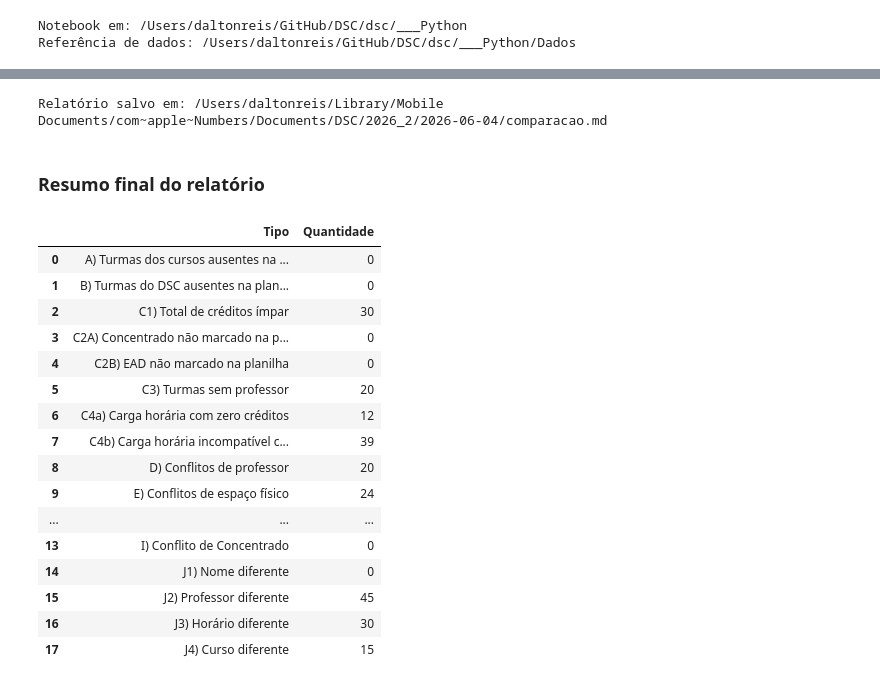
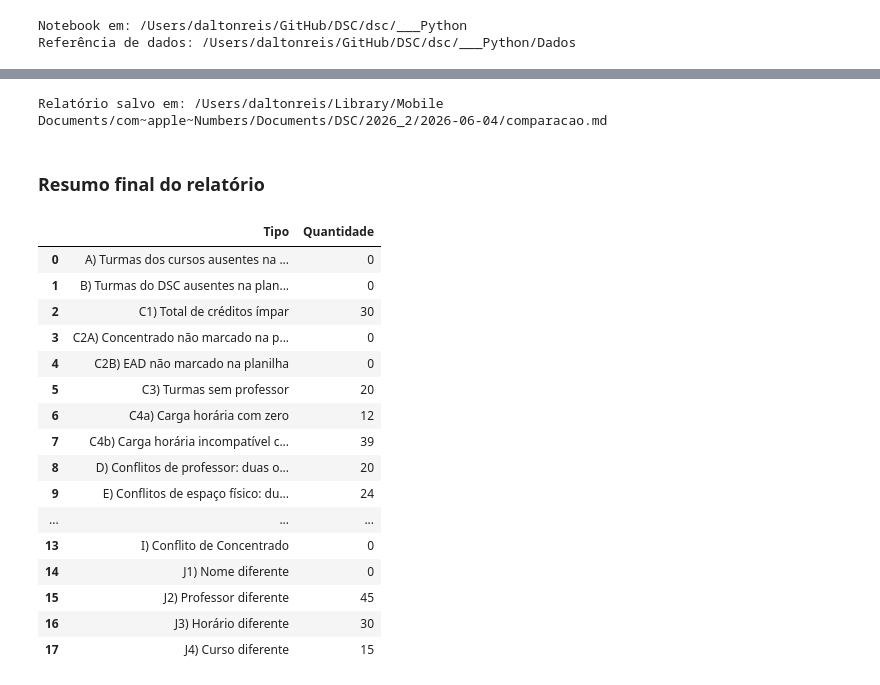
Before and after one commit to DSCFURB/dsc, a Jupyter notebook: ___Python/main.ipynb, the cells around one changed output, grey strips where cells are left out. Saved outputs shown, nothing was run; the diff lists cells and outputs as text; code cells hidden in the pictures.

```diff
--- a/___Python/main.ipynb
+++ b/___Python/main.ipynb
@@ -976,15 +976,15 @@ conflitos_espaco = find_conflicts(
     ["Espaço"],
     {"Espaço": "Espaço"},
     "Espaço em duas ou mais turmas",
-)
+).drop(columns=["Tipo de conflito"], errors="ignore")
 conflitos_fase = find_conflicts(
     planilha_df,
     ["Curso", "Fase", "Grupo"],
     {"Curso": "Curso", "Fase": "Fase", "Grupo": "Grupo"},
     "Mesmo curso/fase/grupo no mesmo horário",
-)
+).drop(columns=["Tipo de conflito"], errors="ignore")
 conflitos_laboratorio = lab_conflicts(planilha_df)
-conflitos_flag_dsc = dsc_flag_conflicts(planilha_df, course_pdf_df)
+conflitos_flag_dsc = dsc_flag_conflicts(planilha_df, course_pdf_df).drop(columns=["Tipo de inconsistência"], errors="ignore")
 conflitos_flag_concentrado = concentrado_flag_conflicts(planilha_df)
 
 display_result("Planilha - Créditos ímpares", planilha_creditos_impares)
@@ -992,10 +992,10 @@ display_result("Planilha - Concentrado não marcado", planilha_concentrado)
 display_result("Planilha - Turmas sem professor", planilha_sem_professor)
 display_result("Planilha - Carga horária incompatível com créditos", planilha_horario_incompativel)
 display_result("D) Conflitos de professor: duas ou mais turmas", conflitos_professor)
-display_result("E) Conflitos de espaço físico", conflitos_espaco)
-display_result("F) Conflitos de semestre/fase", conflitos_fase)
+display_result("E) Conflitos de espaço físico: duas ou mais turmas", conflitos_espaco)
+display_result("F) Conflitos de semestre/fase: mesmo curso/fase/grupo no mesmo horário", conflitos_fase)
 display_result("G) Conflito de Laboratório", conflitos_laboratorio)
-display_result("H) Conflito de !DSC", conflitos_flag_dsc)
+display_result("H) Conflito de !DSC: não marcado", conflitos_flag_dsc)
 display_result("I) Conflito de Concentrado", conflitos_flag_concentrado)
 # %% [output]
 ### Planilha - Créditos ímpares
@@ -1157,6 +1157,9 @@ Nenhuma inconsistência encontrada.
 ausentes_cursos = compare_missing_classes(course_pdf_df, planilha_df, compare_course=True)
 ausentes_dsc = compare_missing_classes(dsc_pdf_df, planilha_df, compare_course=False)
 nome_diferente, professor_diferente, horario_diferente, curso_diferente = compare_planilha_vs_pdfs(planilha_df, all_pdf_df)
+professor_diferente = professor_diferente.drop(columns=["Tipo de inconsistência"], errors="ignore")
+horario_diferente = horario_diferente.drop(columns=["Tipo de inconsistência"], errors="ignore")
+curso_diferente = curso_diferente.drop(columns=["Tipo de inconsistência"], errors="ignore")
 
 display_result("A) Turmas dos cursos ausentes na planilha", ausentes_cursos)
 display_result("B) Turmas do DSC ausentes na planilha", ausentes_dsc)
@@ -1235,10 +1238,10 @@ summary_df = pd.DataFrame([
     {"Tipo": "C4a) Carga horária com zero", "Quantidade": len(validacao_horario_zero)},
     {"Tipo": "C4b) Carga horária incompatível com créditos", "Quantidade": len(validacao_horario_incompativel_sem_zero)},
     {"Tipo": "D) Conflitos de professor: duas ou mais turmas", "Quantidade": len(conflitos_professor)},
-    {"Tipo": "E) Conflitos de espaço físico", "Quantidade": len(conflitos_espaco)},
-    {"Tipo": "F) Conflitos de semestre/fase", "Quantidade": len(conflitos_fase)},
+    {"Tipo": "E) Conflitos de espaço físico: duas ou mais turmas", "Quantidade": len(conflitos_espaco)},
+    {"Tipo": "F) Conflitos de semestre/fase: mesmo curso/fase/grupo no mesmo horário", "Quantidade": len(conflitos_fase)},
     {"Tipo": "G) Conflito de Laboratório", "Quantidade": len(conflitos_laboratorio)},
-    {"Tipo": "H) Conflito de !DSC", "Quantidade": len(conflitos_flag_dsc)},
+    {"Tipo": "H) Conflito de !DSC: não marcado", "Quantidade": len(conflitos_flag_dsc)},
     {"Tipo": "I) Conflito de Concentrado", "Quantidade": len(conflitos_flag_concentrado)},
     {"Tipo": "J1) Nome diferente", "Quantidade": len(nome_diferente)},
     {"Tipo": "J2) Professor diferente", "Quantidade": len(professor_diferente)},
@@ -1259,40 +1262,40 @@ report_parts = [
     markdown_section("### C3) Turmas sem professor", validacao_sem_professor),
     markdown_section("### C4a) Carga horária com zero", validacao_horario_zero),
     markdown_section("### C4b) Carga horária incompatível com créditos", validacao_horario_incompativel_sem_zero),
     markdown_section("## D) Conflitos de professor: duas ou mais turmas", conflitos_professor),
-    markdown_section("## E) Conflitos de espaço físico", conflitos_espaco),
-    markdown_section("## F) Conflitos de semestre/fase", conflitos_fase),
+    markdown_section("## E) Conflitos de espaço físico: duas ou mais turmas", conflitos_espaco),
+    markdown_section("## F) Conflitos de semestre/fase: mesmo curso/fase/grupo no mesmo horário", conflitos_fase),
     markdown_section("## G) Conflito de Laboratório", conflitos_laboratorio),
-    markdown_section("## H) Conflito de !DSC", conflitos_flag_dsc),
+    markdown_section("## H) Conflito de !DSC: não marcado", conflitos_flag_dsc),
     markdown_section("## I) Conflito de Concentrado", conflitos_flag_concentrado),
     "## J) Diferenças entre planilha e PDFs\n",
     markdown_section("### J1) Nome diferente", nome_diferente),
     markdown_section("### J2) Professor diferente", professor_diferente),
     markdown_section("### J3) Horário diferente", horario_diferente),
     markdown_section("### J4) Curso diferente", curso_diferente),
 ]
 
 report_text = "\n".join(report_parts).strip() + "\n"
 report_path = dados_dir / "comparacao.md"
 report_path.write_text(report_text, encoding="utf-8")
 
 print(f"Relatório salvo em: {report_path}")
 display_result("Resumo final do relatório", summary_df)
 display(Markdown(report_text[:4000] + ("\n\n..." if len(report_text) > 4000 else "")))
 # %% [output]
 Relatório salvo em: /Users/daltonreis/Library/Mobile Documents/com~apple~Numbers/Documents/DSC/2026_2/2026-06-04/comparacao.md
 ### Resumo final do relatório
 |  | Tipo | Quantidade |
 | 0 | A) Turmas dos cursos ausentes na ... | 0 |
 | 1 | B) Turmas do DSC ausentes na plan... | 0 |
 | 2 | C1) Total de créditos ímpar | 30 |
 | 3 | C2A) Concentrado não marcado na p... | 0 |
 | 4 | C2B) EAD não marcado na planilha | 0 |
 | 5 | C3) Turmas sem professor | 20 |
-| 6 | C4a) Carga horária com zero créditos | 12 |
+| 6 | C4a) Carga horária com zero | 12 |
 | 7 | C4b) Carga horária incompatível c... | 39 |
-| 8 | D) Conflitos de professor | 20 |
-| 9 | E) Conflitos de espaço físico | 24 |
+| 8 | D) Conflitos de professor: duas o... | 20 |
+| 9 | E) Conflitos de espaço físico: du... | 24 |
 | ... | ... | ... |
 | 13 | I) Conflito de Concentrado | 0 |
 | 14 | J1) Nome diferente | 0 |
```
Also changed, not shown: parts of 3 cells of this notebook.
